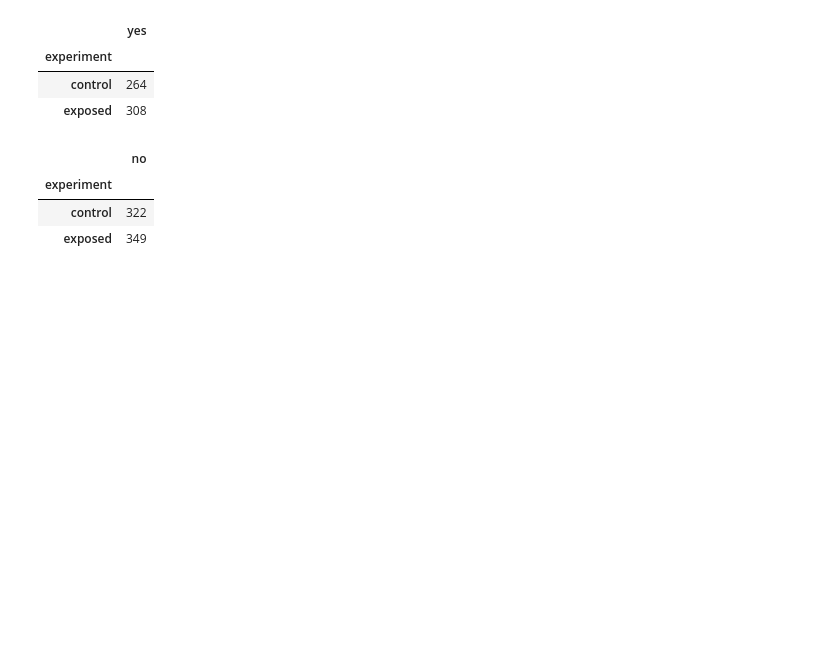
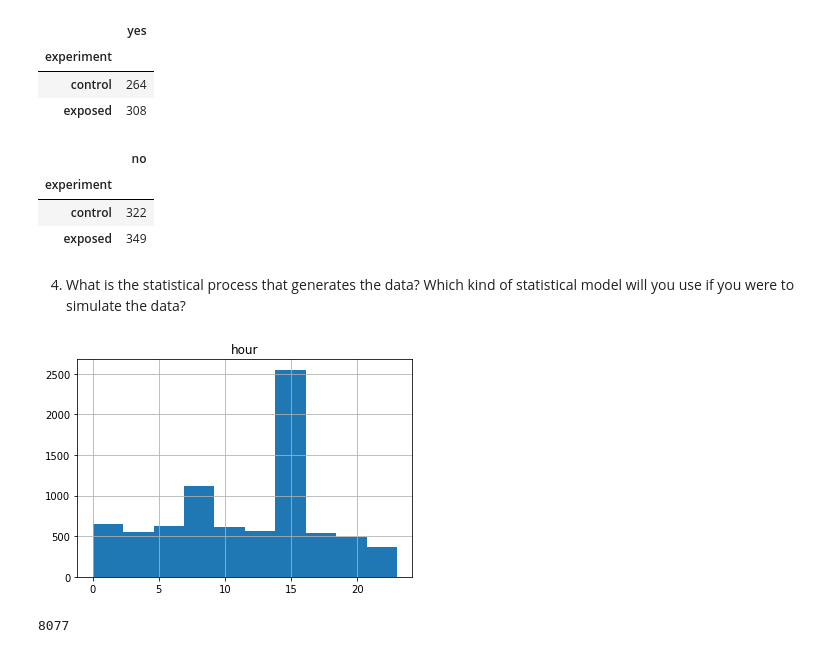
Before and after one commit to tutorialcreation/nlp_swahili_amharic, a Jupyter notebook: notebooks/AB_Testing.ipynb, the cells around one changed output. Drawn from its saved outputs; the diff is of its cells as text; code cells hidden in the pictures; blank space fills up the shorter version.

```diff
--- a/notebooks/AB_Testing.ipynb
+++ b/notebooks/AB_Testing.ipynb
@@ -71,0 +70,11 @@ agg
+# %% [markdown]
+4. What is the statistical process that generates the data? Which kind of statistical model will you
+use if you were to simulate the data?
+# %%
+df.hist(["hour"]); # normal distribution
+# %% [output]
+[figure, added]
+# %%
+len(df.hour)
+# %% [output]
+8077
```
Also changed, not shown: parts of 14 cells of this notebook.
